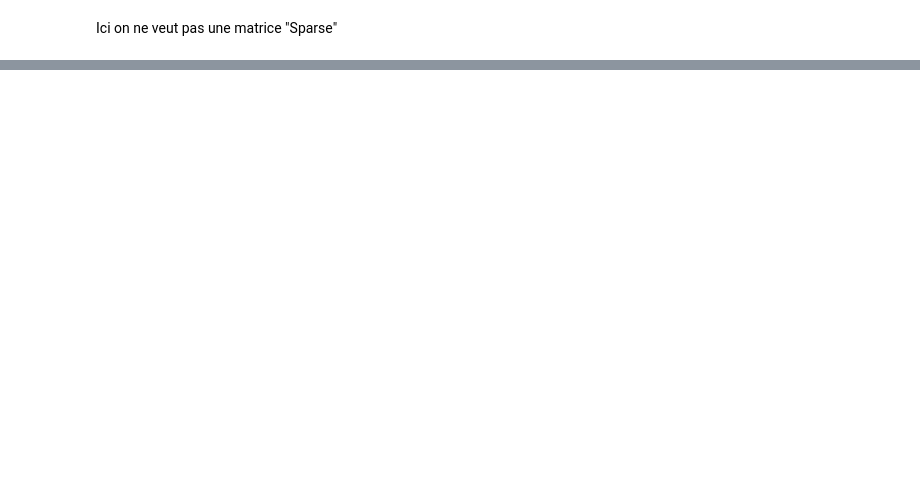
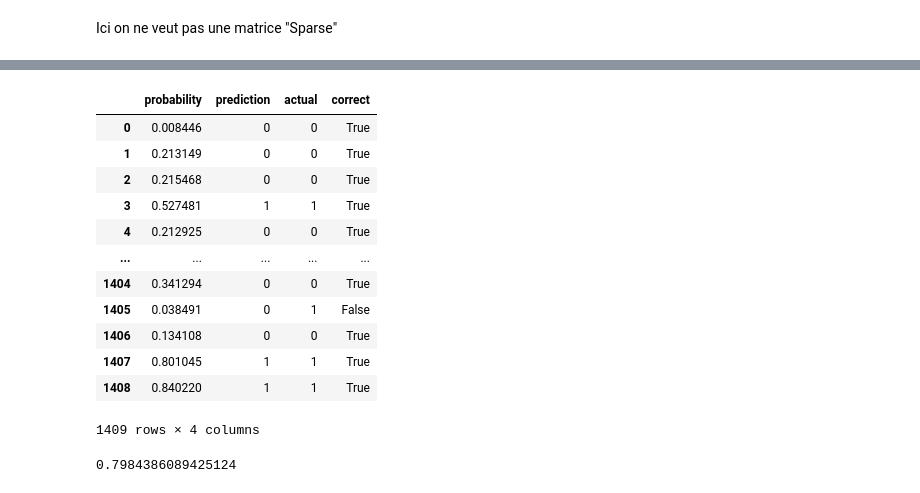
Before and after one commit to ValentinLibouton/machine-learning-zoomcamp-by-valentin, a Jupyter notebook: 03_Machine_Learning_for_Classification_by_valentin/03_Machine_Learning_for_classification.ipynb, the cells around one changed output, grey strips where cells are left out. Cells and saved outputs as stored; diff of their text form; code cells hidden in the pictures; blank space fills up the shorter version.

```diff
--- a/03_Machine_Learning_for_Classification_by_valentin/03_Machine_Learning_for_classification.ipynb
+++ b/03_Machine_Learning_for_Classification_by_valentin/03_Machine_Learning_for_classification.ipynb
@@ -645,0 +815,4 @@ array([[0., 0., 1., 0., 1.],
+# %%
+y_pred = model.predict_proba(X_val)[:,1] # soft prediction
+# %%
+churn_decision = (y_pred >= 0.5)
@@ -645,0 +848,5 @@ array([[0., 0., 1., 0., 1.],
+# %%
+df_pred = pd.DataFrame()
+df_pred['probability'] = y_pred
+df_pred['prediction'] = churn_decision.astype(int)
+df_pred['actual'] = y_val
@@ -645,0 +869,22 @@ array([[0., 0., 1., 0., 1.],
+# %%
+df_pred['correct'] = df_pred.prediction == df_pred.actual
+# %%
+df_pred
+# %% [output]
+|  | probability | prediction | actual | correct |
+| 0 | 0.008446 | 0 | 0 | True |
+| 1 | 0.213149 | 0 | 0 | True |
+| 2 | 0.215468 | 0 | 0 | True |
+| 3 | 0.527481 | 1 | 1 | True |
+| 4 | 0.212925 | 0 | 0 | True |
+| ... | ... | ... | ... | ... |
+| 1404 | 0.341294 | 0 | 0 | True |
+| 1405 | 0.038491 | 0 | 1 | False |
+| 1406 | 0.134108 | 0 | 0 | True |
+| 1407 | 0.801045 | 1 | 1 | True |
+| 1408 | 0.840220 | 1 | 1 | True |
+1409 rows × 4 columns
+# %%
+df_pred.correct.mean()
+# %% [output]
+0.7984386089425124
```
Also changed, not shown: parts of 58 cells of this notebook.
